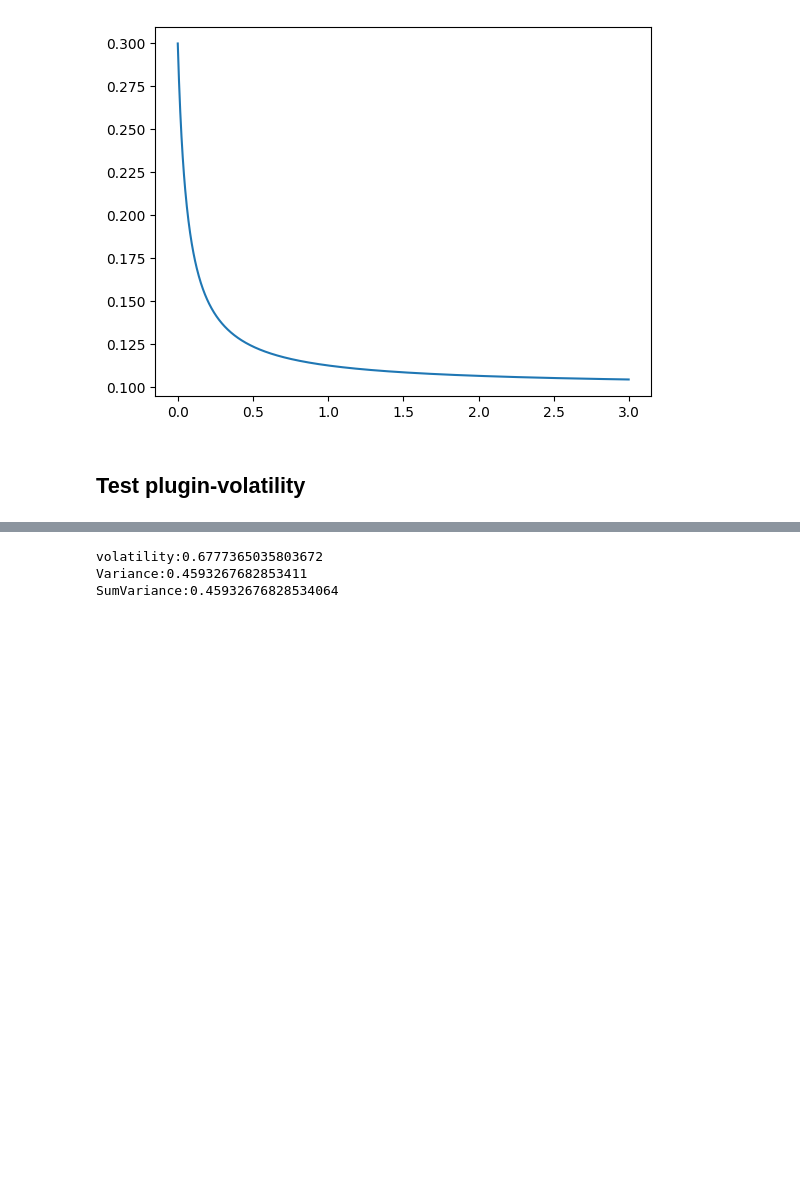
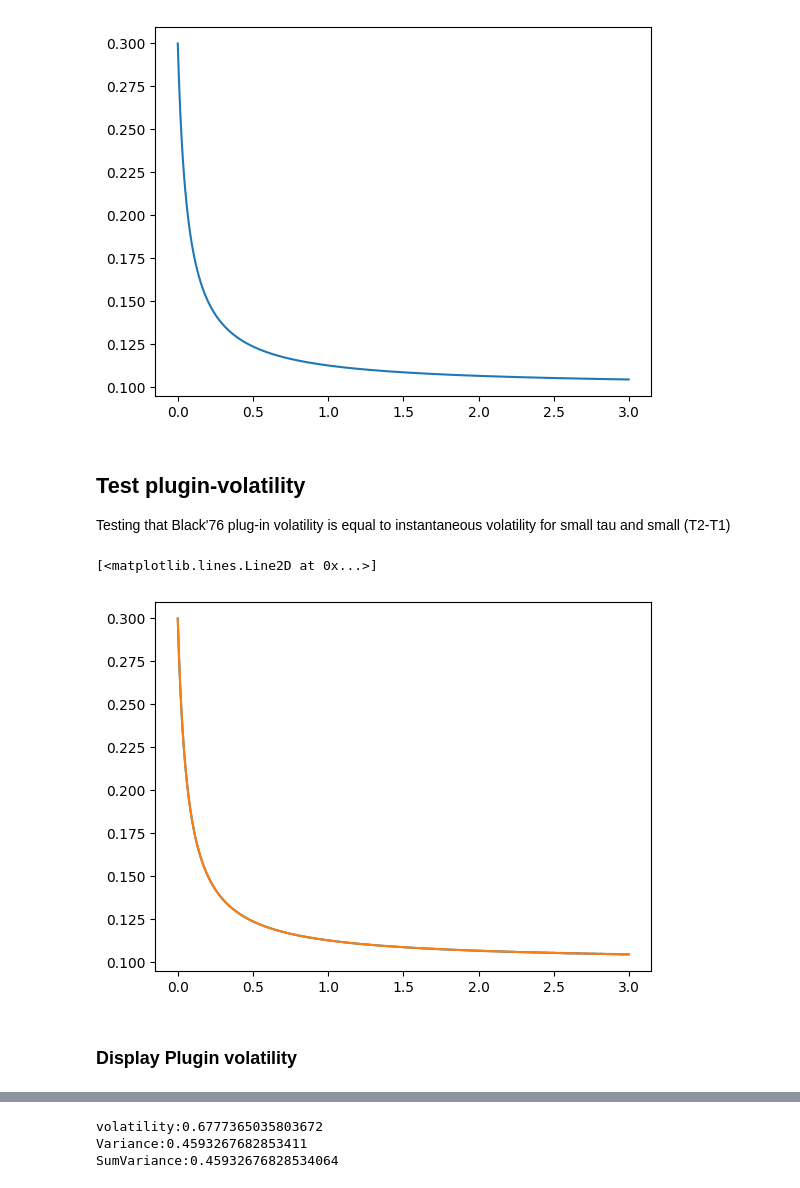
Before and after one commit to bmyksvoll/curves, a Jupyter notebook: bsr_simulation.ipynb, the cells around one changed output, grey strips where cells are left out. Drawn from its saved outputs; the diff is of its cells as text; code cells hidden in the pictures; blank space fills up the shorter version.

```diff
--- a/bsr_simulation.ipynb
+++ b/bsr_simulation.ipynb
@@ -35,8 +35,31 @@ vol_tau[0]**2 # vol = 0.2760, var = 0.07618969
 # %% [output]
 0.05372754469670032
 [figure]
+# %% [markdown]
+## Test plugin-volatility
+Testing that Black'76 plug-in volatility is equal to instantaneous volatility for small tau and small (T2-T1)
+# %%
+b = 2/3/10
+a = 0.2*b
+c = 0.1
+
+T = 3
+t = 0
+T1 = 0.1
+T2 = 0.100001
+tau = 0.000001
+
+
+times_tau = np.arange(tau, T, dt)
+
+ve= volatility.sigma_plugin(t,tau, times_tau, times_tau+0.0001, a, b,c)
+plt.plot(times_tau, ve)
+plt.plot(times_t, vol_inst)
+# %% [output]
+[<matplotlib.lines.Line2D at 0x...>]
+[figure, added]
 # %% [markdown]
-## Test plugin-volatility
+### Display Plugin volatility
 # %%
 b = 2/3/10
 a = 0.2*b
```
Also changed, not shown: parts of 4 cells of this notebook, 2 other files.
